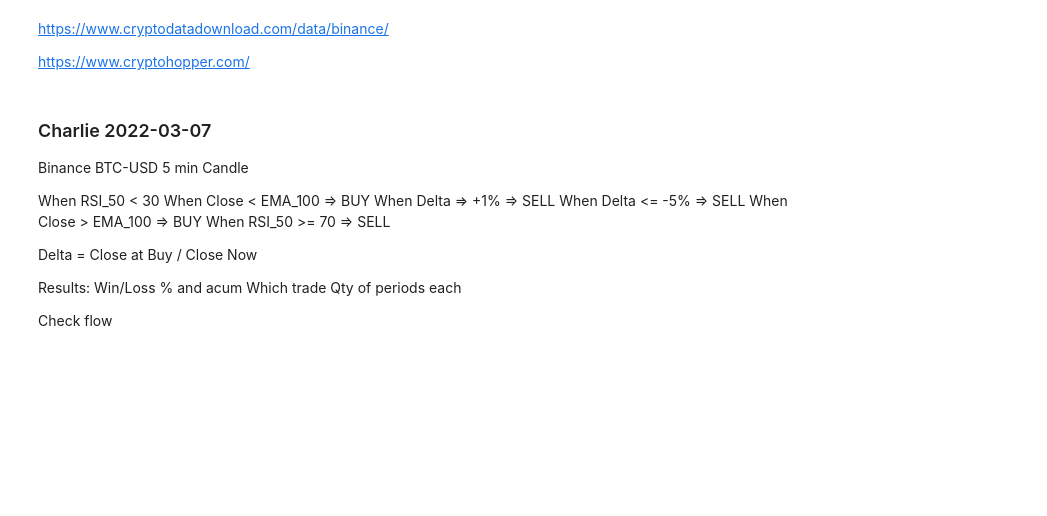
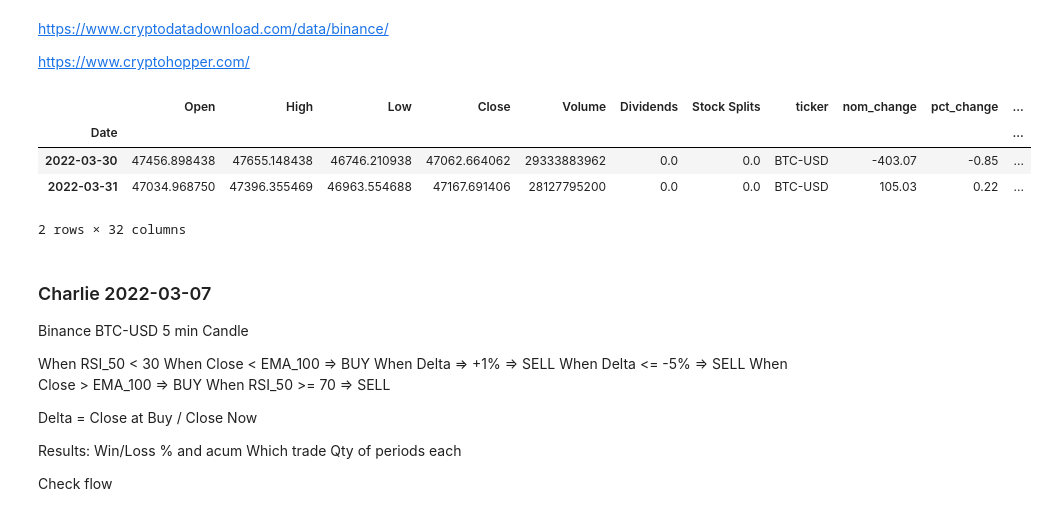
Before and after one commit to sjuanandres0/Chewbacca, a Jupyter notebook: chewie_playground.ipynb, the cells around one changed output. Saved outputs shown, nothing was run; the diff lists cells and outputs as text; code cells hidden in the pictures; blank space fills up the shorter version.

```diff
--- a/chewie_playground.ipynb
+++ b/chewie_playground.ipynb
@@ -545,6 +545,16 @@ Name: pct_change, Length: 24720, dtype: float64
 https://www.cryptodatadownload.com/data/binance/
 
 https://www.cryptohopper.com/
+# %%
+df = pd.read_csv('ticker_data.csv', index_col='Date', parse_dates=True)
+df = df[df.ticker=='BTC-USD']
+df.tail(2)
+# %% [output]
+|  | Open | High | Low | Close | Volume | Dividends | Stock Splits | ticker | nom_change | pct_change | ... |
+| Date |  |  |  |  |  |  |  |  |  |  | ... |
+| 2022-03-30 | 47456.898438 | 47655.148438 | 46746.210938 | 47062.664062 | 29333883962 | 0.0 | 0.0 | BTC-USD | -403.07 | -0.85 | ... |
+| 2022-03-31 | 47034.968750 | 47396.355469 | 46963.554688 | 47167.691406 | 28127795200 | 0.0 | 0.0 | BTC-USD | 105.03 | 0.22 | ... |
+2 rows × 32 columns
 # %% [markdown]
 ### Charlie 2022-03-07
 Binance
```
Also changed, not shown: parts of 5 cells of this notebook.
